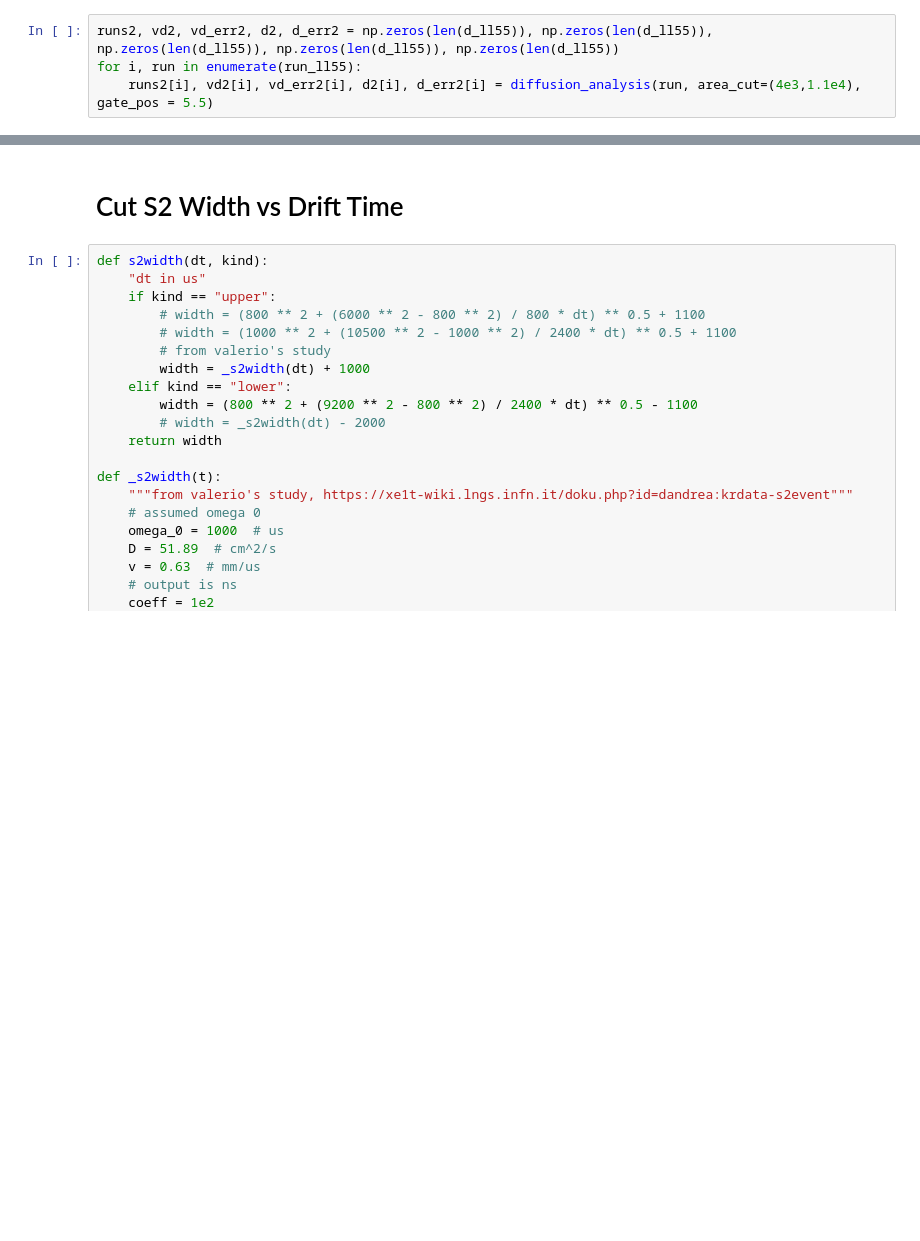
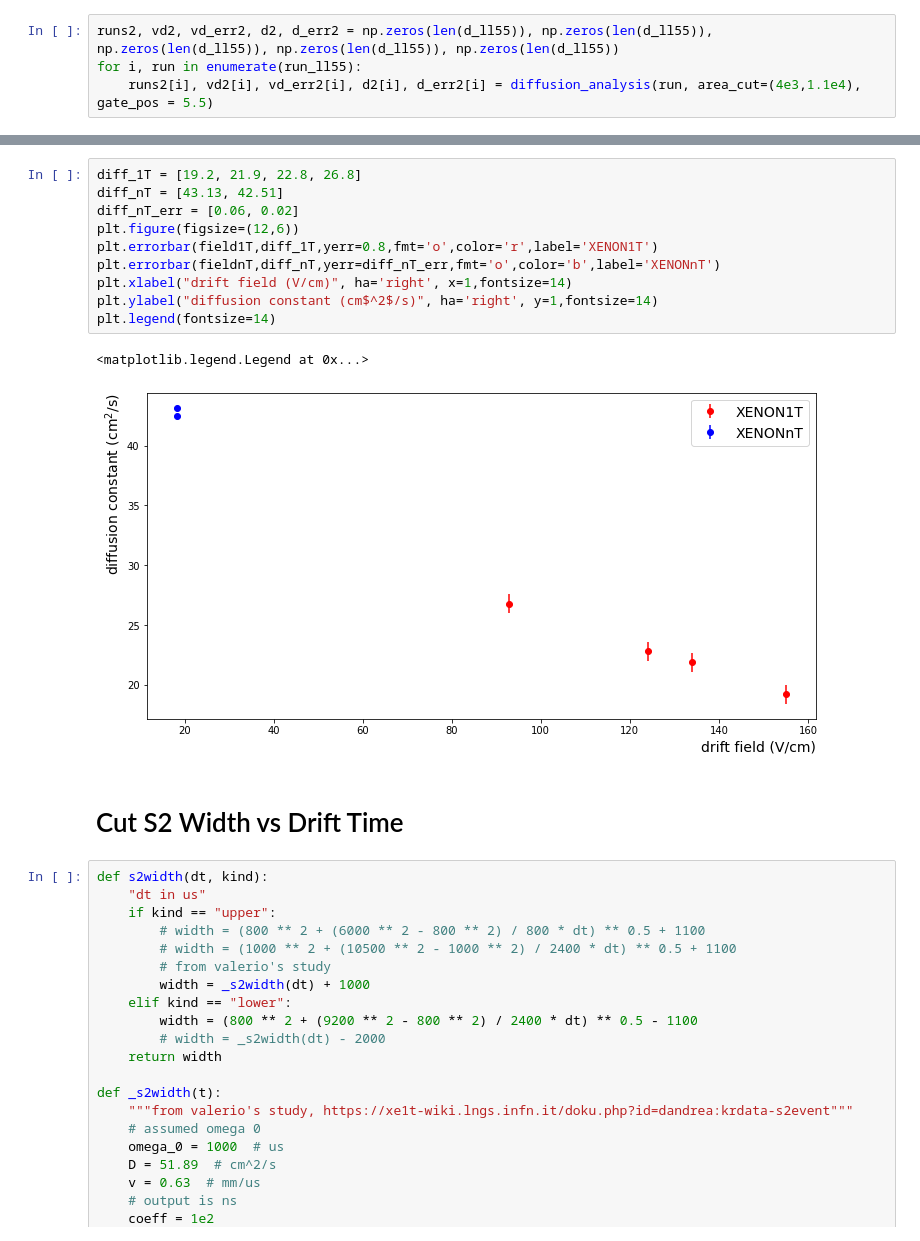
Before and after one commit to valerioda/xenon-note, a Jupyter notebook: fast_response_analysis/diffusion-study_Kr-data.ipynb, the cells around one changed output, grey strips where cells are left out. Cells and saved outputs as stored; diff of their text form; blank space fills up the shorter version.

Commit message:
diffusion study on Kr data

```diff
--- a/fast_response_analysis/diffusion-study_Kr-data.ipynb
+++ b/fast_response_analysis/diffusion-study_Kr-data.ipynb
@@ -248,3 +220,16 @@ d_ll55
+# %%
+diff_1T = [19.2, 21.9, 22.8, 26.8]
+diff_nT = [43.13, 42.51]
+diff_nT_err = [0.06, 0.02]
+plt.figure(figsize=(12,6))
+plt.errorbar(field1T,diff_1T,yerr=0.8,fmt='o',color='r',label='XENON1T')
+plt.errorbar(fieldnT,diff_nT,yerr=diff_nT_err,fmt='o',color='b',label='XENONnT')
+plt.xlabel("drift field (V/cm)", ha='right', x=1,fontsize=14)
+plt.ylabel("diffusion constant (cm$^2$/s)", ha='right', y=1,fontsize=14)
+plt.legend(fontsize=14)
+# %% [output]
+<matplotlib.legend.Legend at 0x...>
+[figure, added]
 # %% [markdown]
 # Cut S2 Width vs Drift Time
 # %%
```
Also changed, not shown: parts of 11 cells of this notebook.
